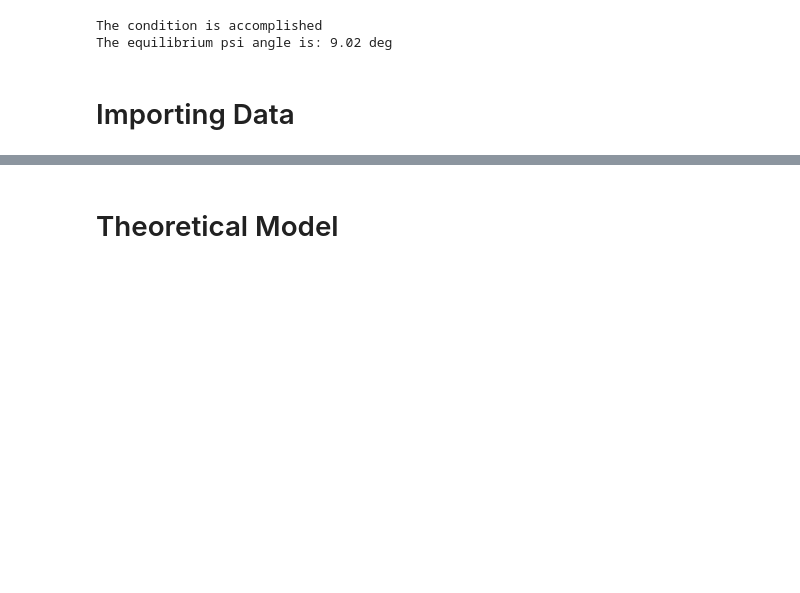
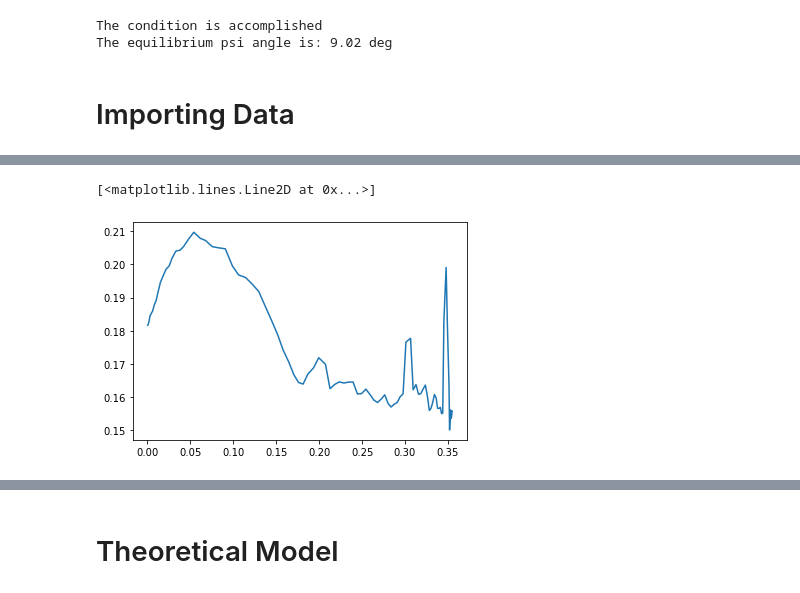
Before and after one commit to Vendetta0462/ProyectoDoubleCone, a Jupyter notebook: Code/Proyecto_Doble_Cono.ipynb, the cells around one changed output, grey strips where cells are left out. Saved outputs shown, nothing was run; the diff lists cells and outputs as text; code cells hidden in the pictures; blank space fills up the shorter version.

Commit message:
Upload of data files
And code update

```diff
--- a/Code/Proyecto_Doble_Cono.ipynb
+++ b/Code/Proyecto_Doble_Cono.ipynb
@@ -12,10 +12,10 @@ m = 0.255 * u.kg
 R = (4.5 * u.cm).to(u.m)
 l = (10 * u.cm).to(u.m)
 L = (70 * u.cm).to(u.m)
+I = ((3/5) * m * R**2)
 the = np.arctan(R/l)
 phi = np.arctan((5*u.cm).to(u.m)/L)
 psi = (15 * u.degree).to(u.rad)
-niu_k= 0.4
 # %%
 #Validatin tangents condition and calculating equilibrium psi
 if np.tan(phi) < np.tan(psi)*np.tan(the):
@@ -30,6 +30,6 @@ The condition is accomplished
 The equilibrium psi angle is: 9.02 deg
 # %%
 #Calculatin height over time
-r = R-np.tan(the)*np.tan(psi)*x
+#r = R-np.tan(the)*np.tan(psi)*x
 # %% [markdown]
 # Importing Data
@@ -37,0 +70,4 @@ Data = pd.read_csv()
+# %%
+data = pd.read_csv("../Data/6,1.csv", skiprows=1)
+data.v[0] = 0
+data
@@ -37,0 +88,16 @@ Data = pd.read_csv()
+# %%
+#Mechanical energy conservation
+U = m*cte.g0*data.y
+Kt = 0.5*m*data.v**2
+
+def r(x):
+    r = R.value - np.tan(the)*np.tan(psi)*x
+    return r
+
+Kr = 0.5*I*(data.v/r(data.x))**2
+
+Em = U+Kt+Kr
+plt.plot(data.x,Em)
+# %% [output]
+[<matplotlib.lines.Line2D at 0x...>]
+[figure, added]
```
Also changed, not shown: parts of 11 cells of this notebook, 7 other files.
